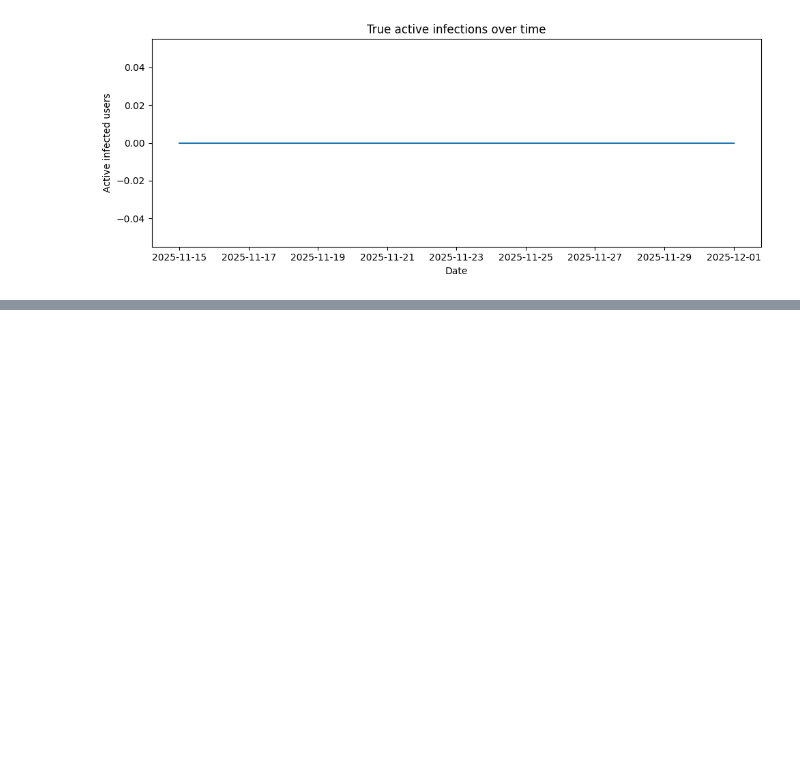
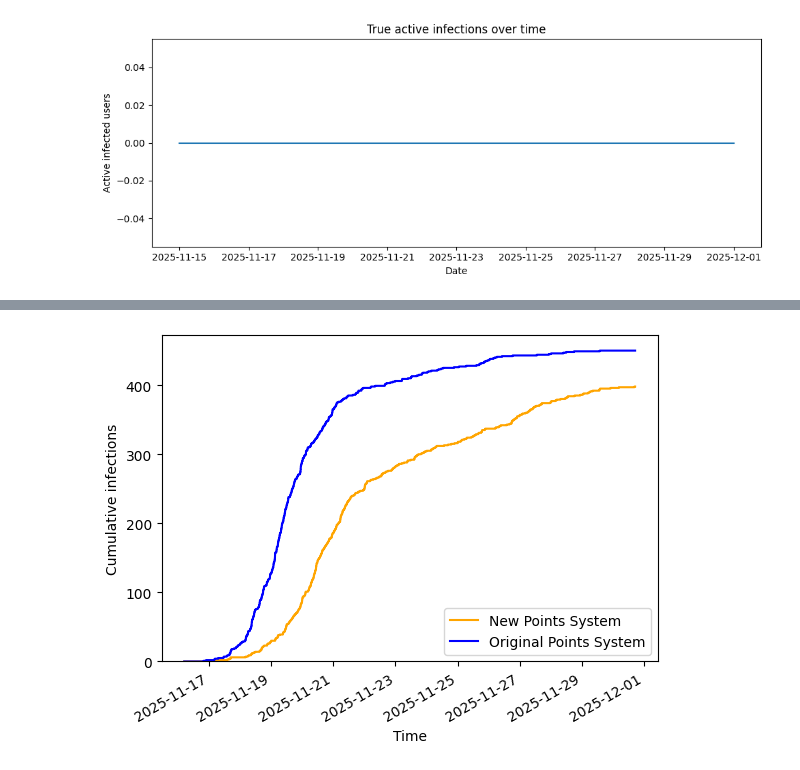
Before and after one commit to pferencz23/starsim, a Jupyter notebook: data_ingestion/game_graphs.ipynb, the cells around one changed output, grey strips where cells are left out. Saved outputs shown, nothing was run; the diff lists cells and outputs as text; code cells hidden in the pictures; blank space fills up the shorter version.

```diff
--- a/data_ingestion/game_graphs.ipynb
+++ b/data_ingestion/game_graphs.ipynb
@@ -348,0 +420,33 @@ ts.plot(subplots=True, figsize=(10, 8))
+# %%
+results_df = pd.read_csv("../run_outputs/20260326T110944Z/results_sim.csv", index_col=0)
+results_df['timevec'] = pd.to_datetime(results_df['timevec'])
+
+results_old = pd.read_csv("../run_outputs/normal_opanai_rand/results_sim.csv", index_col=0)
+results_old['timevec'] = pd.to_datetime(results_old['timevec'])
+
+fig, ax = plt.subplots()
+
+results_df.plot(
+    x="timevec",
+    y="seir_ams_cum_infections",
+    color="orange",
+    label="New Points System",
+    ax=ax
+)
+
+results_old.plot(
+    x="timevec",
+    y="seir_ams_cum_infections",
+    color="blue",
+    label="Original Points System",
+    ax=ax
+)
+
+ax.set_ylim(bottom=0)
+ax.set_xlabel("Time")
+ax.set_ylabel("Cumulative infections")
+ax.legend()
+
+plt.show()
+# %% [output]
+[figure, added]
```
Also changed, not shown: parts of 8 cells of this notebook.
